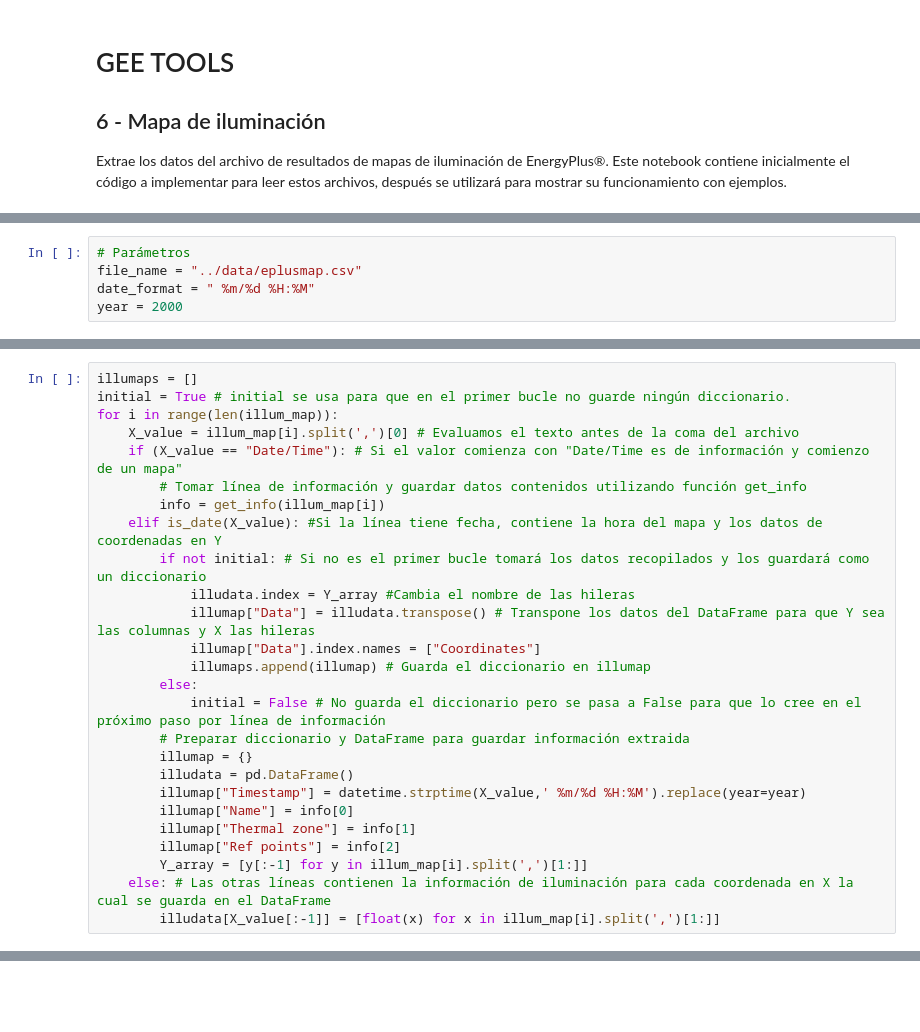
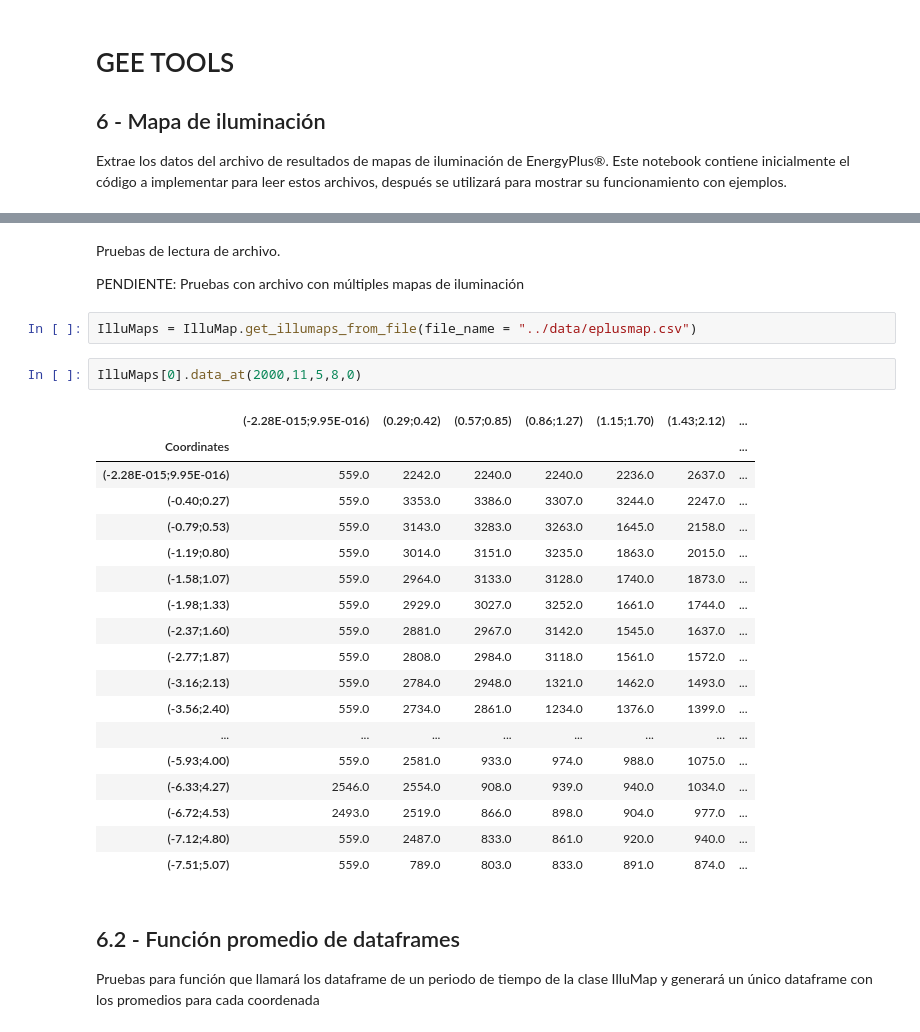
Before and after one commit to AltamarMx/iertools, a Jupyter notebook: notebooks/006_illumination_map_EP.ipynb, the cells around one changed output, grey strips where cells are left out. Drawn from its saved outputs; the diff is of its cells as text; blank space fills up the shorter version.

```diff
--- a/notebooks/006_illumination_map_EP.ipynb
+++ b/notebooks/006_illumination_map_EP.ipynb
@@ -86,5 +4,0 @@ Acá pruebas para primera función de la clase. Parámetros a utilizar en la fun
-# %%
-# Parámetros
-file_name = "../data/eplusmap.csv"
-date_format = " %m/%d %H:%M"
-year = 2000
@@ -120,26 +4,0 @@ PENDIENTE:
-# %%
-illumaps = []
-initial = True # initial se usa para que en el primer bucle no guarde ningún diccionario.
-for i in range(len(illum_map)):
-    X_value = illum_map[i].split(',')[0] # Evaluamos el texto antes de la coma del archivo
-    if (X_value == "Date/Time"): # Si el valor comienza con "Date/Time es de información y comienzo de un mapa"
-        # Tomar línea de información y guardar datos contenidos utilizando función get_info
-        info = get_info(illum_map[i])
-    elif is_date(X_value): #Si la línea tiene fecha, contiene la hora del mapa y los datos de coordenadas en Y
-        if not initial: # Si no es el primer bucle tomará los datos recopilados y los guardará como un diccionario
-            illudata.index = Y_array #Cambia el nombre de las hileras
-            illumap["Data"] = illudata.transpose() # Transpone los datos del DataFrame para que Y sea las columnas y X las hileras
-            illumap["Data"].index.names = ["Coordinates"]
-            illumaps.append(illumap) # Guarda el diccionario en illumap
-        else:
-            initial = False # No guarda el diccionario pero se pasa a False para que lo cree en el próximo paso por línea de información
-        # Preparar diccionario y DataFrame para guardar información extraida
-        illumap = {}
-        illudata = pd.DataFrame()
-        illumap["Timestamp"] = datetime.strptime(X_value,' %m/%d %H:%M').replace(year=year)
-        illumap["Name"] = info[0]
-        illumap["Thermal zone"] = info[1]
-        illumap["Ref points"] = info[2]
-        Y_array = [y[:-1] for y in illum_map[i].split(',')[1:]]
-    else: # Las otras líneas contienen la información de iluminación para cada coordenada en X la cual se guarda en el DataFrame
-        illudata[X_value[:-1]] = [float(x) for x in illum_map[i].split(',')[1:]]
@@ -159,0 +145,30 @@ sbn.heatmap(mean_data, cmap="rocket").invert_yaxis()
+# %% [markdown]
+Pruebas de lectura de archivo.
+
+PENDIENTE: Pruebas con archivo con múltiples mapas de iluminación
+# %%
+IlluMaps = IlluMap.get_illumaps_from_file(file_name = "../data/eplusmap.csv")
+# %%
+IlluMaps[0].data_at(2000,11,5,8,0)
+# %% [output]
+|  | (-2.28E-015;9.95E-016) | (0.29;0.42) | (0.57;0.85) | (0.86;1.27) | (1.15;1.70) | (1.43;2.12) | ... |
+| Coordinates |  |  |  |  |  |  | ... |
+| (-2.28E-015;9.95E-016) | 559.0 | 2242.0 | 2240.0 | 2240.0 | 2236.0 | 2637.0 | ... |
+| (-0.40;0.27) | 559.0 | 3353.0 | 3386.0 | 3307.0 | 3244.0 | 2247.0 | ... |
+| (-0.79;0.53) | 559.0 | 3143.0 | 3283.0 | 3263.0 | 1645.0 | 2158.0 | ... |
+| (-1.19;0.80) | 559.0 | 3014.0 | 3151.0 | 3235.0 | 1863.0 | 2015.0 | ... |
+| (-1.58;1.07) | 559.0 | 2964.0 | 3133.0 | 3128.0 | 1740.0 | 1873.0 | ... |
+| (-1.98;1.33) | 559.0 | 2929.0 | 3027.0 | 3252.0 | 1661.0 | 1744.0 | ... |
+| (-2.37;1.60) | 559.0 | 2881.0 | 2967.0 | 3142.0 | 1545.0 | 1637.0 | ... |
+| (-2.77;1.87) | 559.0 | 2808.0 | 2984.0 | 3118.0 | 1561.0 | 1572.0 | ... |
+| (-3.16;2.13) | 559.0 | 2784.0 | 2948.0 | 1321.0 | 1462.0 | 1493.0 | ... |
+| (-3.56;2.40) | 559.0 | 2734.0 | 2861.0 | 1234.0 | 1376.0 | 1399.0 | ... |
+| ... | ... | ... | ... | ... | ... | ... | ... |
+| (-5.93;4.00) | 559.0 | 2581.0 | 933.0 | 974.0 | 988.0 | 1075.0 | ... |
+| (-6.33;4.27) | 2546.0 | 2554.0 | 908.0 | 939.0 | 940.0 | 1034.0 | ... |
+| (-6.72;4.53) | 2493.0 | 2519.0 | 866.0 | 898.0 | 904.0 | 977.0 | ... |
+| (-7.12;4.80) | 559.0 | 2487.0 | 833.0 | 861.0 | 920.0 | 940.0 | ... |
+| (-7.51;5.07) | 559.0 | 789.0 | 803.0 | 833.0 | 891.0 | 874.0 | ... |
+# %% [markdown]
+## 6.2 - Función promedio de dataframes
+Pruebas para función que llamará los dataframe de un periodo de tiempo de la clase IlluMap y generará un único dataframe con los promedios para cada coordenada
```
Also changed, not shown: parts of 29 cells of this notebook, 2 other files.
